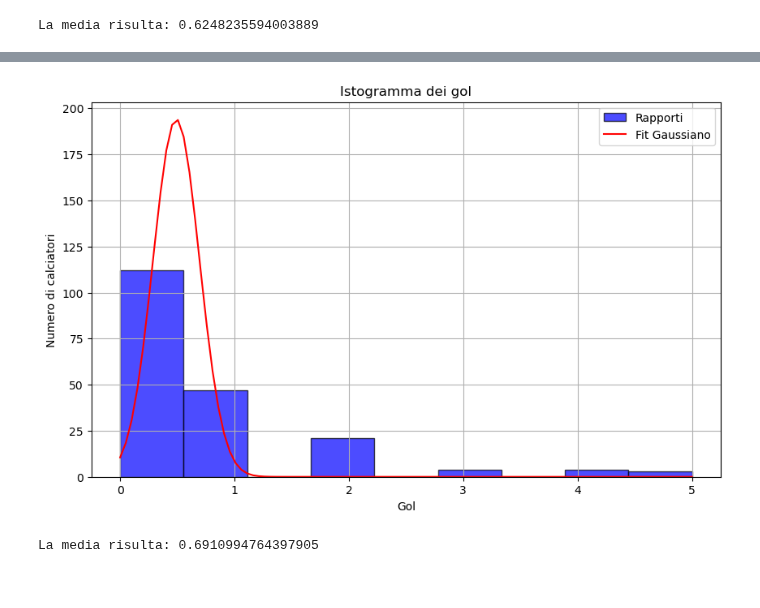
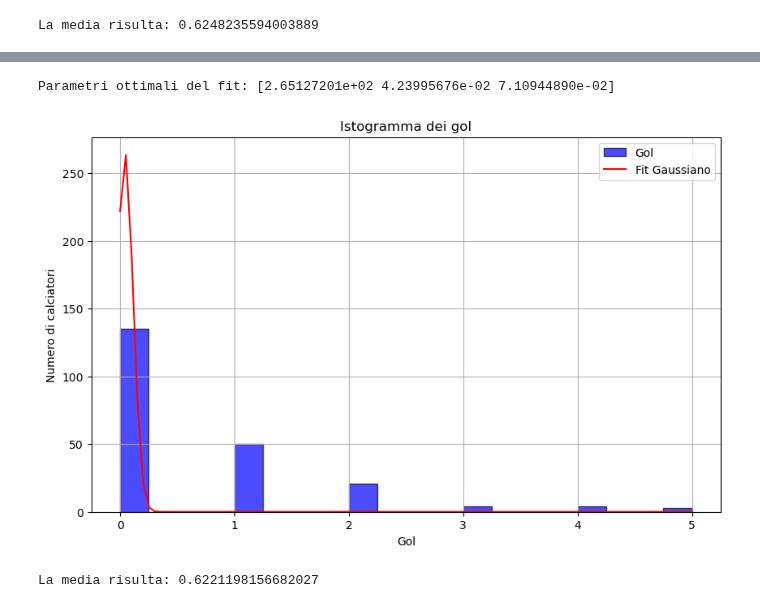
Before and after one commit to Alecaste96/Pytone, a Jupyter notebook: difensori23.ipynb, the cells around one changed output, grey strips where cells are left out. Saved outputs shown, nothing was run; the diff lists cells and outputs as text; code cells hidden in the pictures.

```diff
--- a/difensori23.ipynb
+++ b/difensori23.ipynb
@@ -85,8 +84,8 @@ import numpy as np
 from scipy.interpolate import make_interp_spline
 
 # Estrai i dati rilevanti (calciatori e valori nella settima colonna)
-calciatori = data.iloc[:, 0]  # Assume che i nomi dei calciatori siano nella prima colonna
-valori = data.iloc[:, 6]      # Settima colonna partendo da sinistra
+calciatori = data['Player']  # Assume che i nomi dei calciatori siano nella prima colonna
+valori = data['MP']      # Settima colonna partendo da sinistra
 
 filtrato = valori > 20
 calciatori_filtrati = calciatori[filtrato]
@@ -220,18 +217,13 @@ print("La media risulta:", media_valori)
 La media risulta: 18.35483870967742
 # %%
-# Estrai i valori della nona e ottava colonna (indice 8 e 7)
-valore_nona_colonna = data.iloc[:, 52]
-valore_ottava_colonna = data.iloc[:, 53]
-
-# Calcola il rapporto per ogni calciatore
-rapporti = valore_nona_colonna / valore_ottava_colonna
+rapporti = (data['short Cmp%'] + data['medium Cmp%'] + data['long Cmp%'])/3
 
 # Filtra i valori non finiti (inf, -inf) e rimuovi NaN
 rapporti = rapporti.replace([np.inf, -np.inf], np.nan).dropna()
 
 # Crea un istogramma dei rapporti
 plt.figure(figsize=(10, 6))
-counts, bins, _ = plt.hist(rapporti, bins=20, alpha=0.7, color='blue', edgecolor='black', label='Rapporti')
+counts, bins, _ = plt.hist(rapporti, bins=70, alpha=0.7, color='blue', edgecolor='black', label='Precisione passaggi')
 
 # Funzione di fit (es. Gaussiana)
 def gauss(x, a, x0, sigma):
@@ -241,7 +233,8 @@ def gauss(x, a, x0, sigma):
 bin_centers = (bins[:-1] + bins[1:]) / 2
 
 # Fit dei dati con la funzione gaussiana
-popt, _ = curve_fit(gauss, bin_centers, counts)
+popt, _ = curve_fit(gauss, bin_centers, counts, p0=[1, rapporti.mean(), rapporti.std()])
+
 
 # Sovrapposizione del fit sull'istogramma
 x_fit = np.linspace(bins[0], bins[-1], 100)
@@ -249,7 +242,7 @@ y_fit = gauss(x_fit, *popt)
 plt.plot(x_fit, y_fit, color='red', label='Fit Gaussiano')
 
 # Personalizzazione del grafico
-plt.xlabel('Passaggi riusciti')
+plt.xlabel('Passaggi riusciti %')
 plt.ylabel('Numero di calciatori')
 plt.title('Istogramma dei passaggi riusciti')
 plt.legend()
@@ -268,48 +261,55 @@ La media risulta: 0.8050887603736028
 # %%
+import numpy as np
+import matplotlib.pyplot as plt
+from scipy.optimize import curve_fit
 
+# Supponendo che "data" sia già un DataFrame pandas
+presenze = data['MP']
+gol = data['Gls']
 
-# Calcola il rapporto per ogni calciatore
-presenze = data.iloc[:,23]
-gol = data.iloc[:, 27]
 # Filtra i valori non finiti (inf, -inf) e rimuovi NaN
 gol = gol.replace([np.inf, -np.inf], np.nan).dropna()
-filtrati = data[presenze >= 5]
-gol = filtrati.iloc[:,27]
 
 # Crea un istogramma dei rapporti
 plt.figure(figsize=(10, 6))
-counts, bins, _ = plt.hist(gol, bins=9, alpha=0.7, color='blue', edgecolor='black', label='Rapporti')
+counts, bins, _ = plt.hist(gol, bins=20, alpha=0.7, color='blue', edgecolor='black', label='Gol')
 
 # Funzione di fit (es. Gaussiana)
 def gauss(x, a, x0, sigma):
-    return a * np.exp(-(x - x0)**2 / (2 * sigma**2))
+    return a * np.exp(-(x - x0) ** 2 / (2 * sigma ** 2))
 
 # Calcola il centro dei bins per il fit
 bin_centers = (bins[:-1] + bins[1:]) / 2
 
+# Parametri iniziali per il fit gaussiano: ampiezza stimata da max(counts), media e deviazione standard
+p0 = [max(counts), gol.mean(), gol.std()]
+
 # Fit dei dati con la funzione gaussiana
-popt, _ = curve_fit(gauss, bin_centers, counts)
-
-# Sovrapposizione del fit sull'istogramma
-x_fit = np.linspace(bins[0], bins[-1], 100)
-y_fit = gauss(x_fit, *popt)
-plt.plot(x_fit, y_fit, color='red', label='Fit Gaussiano')
+try:
+    popt, _ = curve_fit(gauss, bin_centers, counts, p0=p0, maxfev=2000)
+    print("Parametri ottimali del fit:", popt)  # Stampa i parametri ottimali del fit
+except RuntimeError as e:
+    print(f"Errore durante il fitting: {e}")
+else:
+    # Sovrapposizione del fit sull'istogramma solo se il fit ha successo
+    x_fit = np.linspace(bins[0], bins[-1], 100)
+    y_fit = gauss(x_fit, *popt)
+    plt.plot(x_fit, y_fit, color='red', label='Fit Gaussiano')
 
 # Personalizzazione del grafico
 plt.xlabel('Gol')
 plt.ylabel('Numero di calciatori')
 plt.title('Istogramma dei gol')
 plt.legend()
 plt.grid(True)
 
 # Mostra il grafico
 plt.show()
 
 media_valori = gol.mean()
-
-# Mostra il risultato
 print("La media risulta:", media_valori)
 # %% [output]
+Parametri ottimali del fit: [2.65127201e+02 4.23995676e-02 7.10944890e-02]
-[figure, old version]
+[figure, new version]
-La media risulta: 0.6910994764397905
+La media risulta: 0.6221198156682027
 # %%
```
Also changed, not shown: parts of 13 cells of this notebook, 5 other files.
